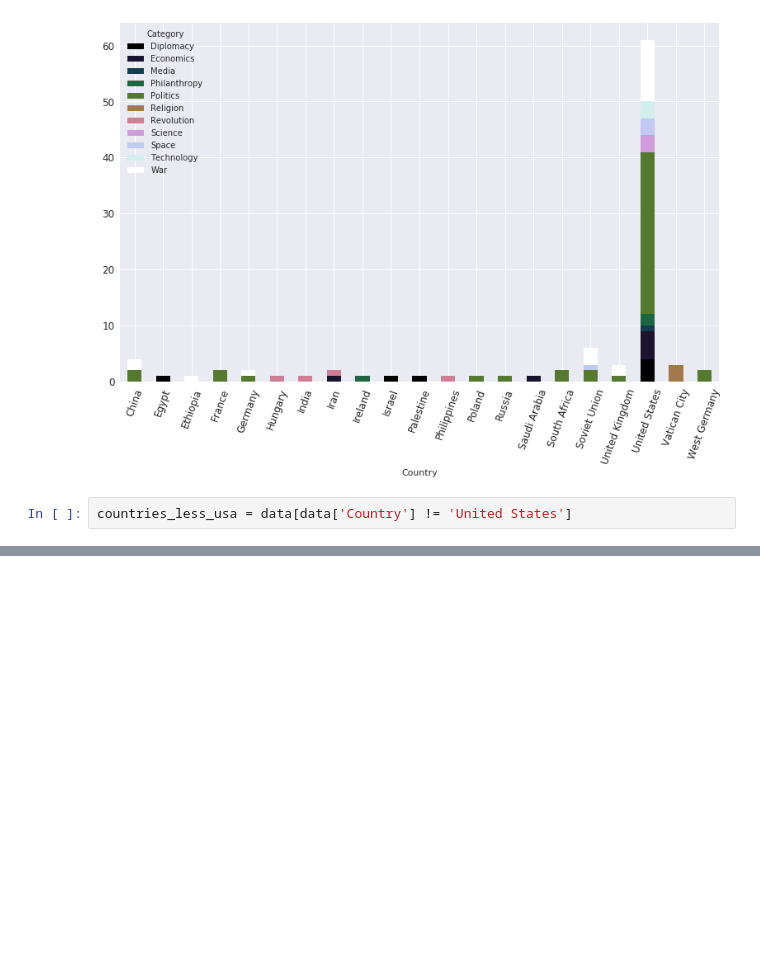
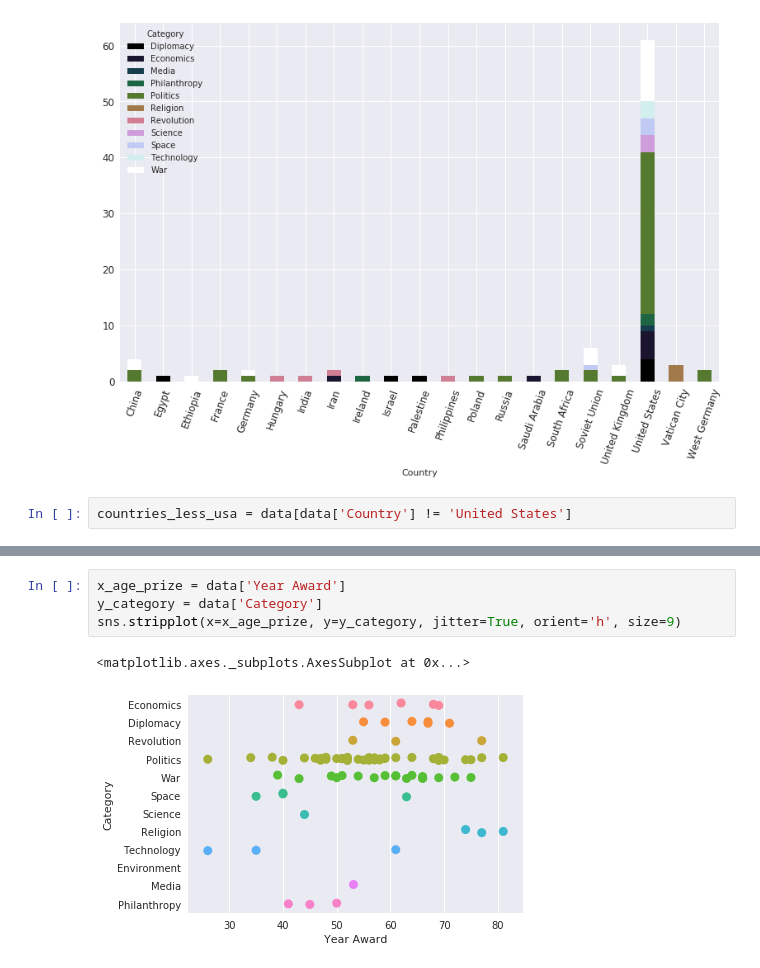
Before and after one commit to torres07/data-visualization, a Jupyter notebook: data-visualization/person-of-the-year/person-of-the-year.ipynb, the cells around one changed output, grey strips where cells are left out. Drawn from its saved outputs; the diff is of its cells as text; blank space fills up the shorter version.

```diff
--- a/data-visualization/person-of-the-year/person-of-the-year.ipynb
+++ b/data-visualization/person-of-the-year/person-of-the-year.ipynb
@@ -83,0 +84,7 @@ category_groupby_less_usa.plot(kind='bar', stacked=True, figsize=(12,8), colorma
+# %%
+x_age_prize = data['Year Award']
+y_category = data['Category']
+sns.stripplot(x=x_age_prize, y=y_category, jitter=True, orient='h', size=9)
+# %% [output]
+<matplotlib.axes._subplots.AxesSubplot at 0x...>
+[figure, added]
```
Also changed, not shown: parts of 7 cells of this notebook.
